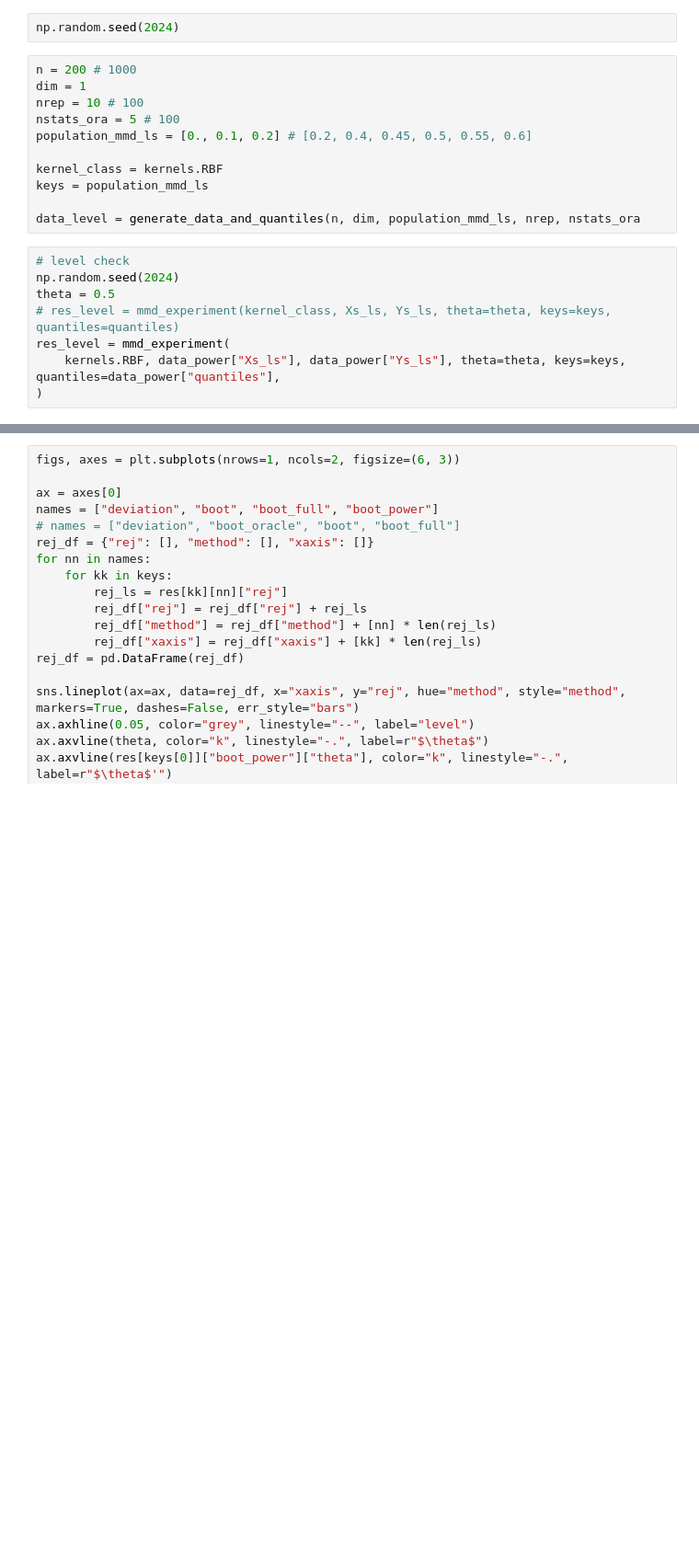
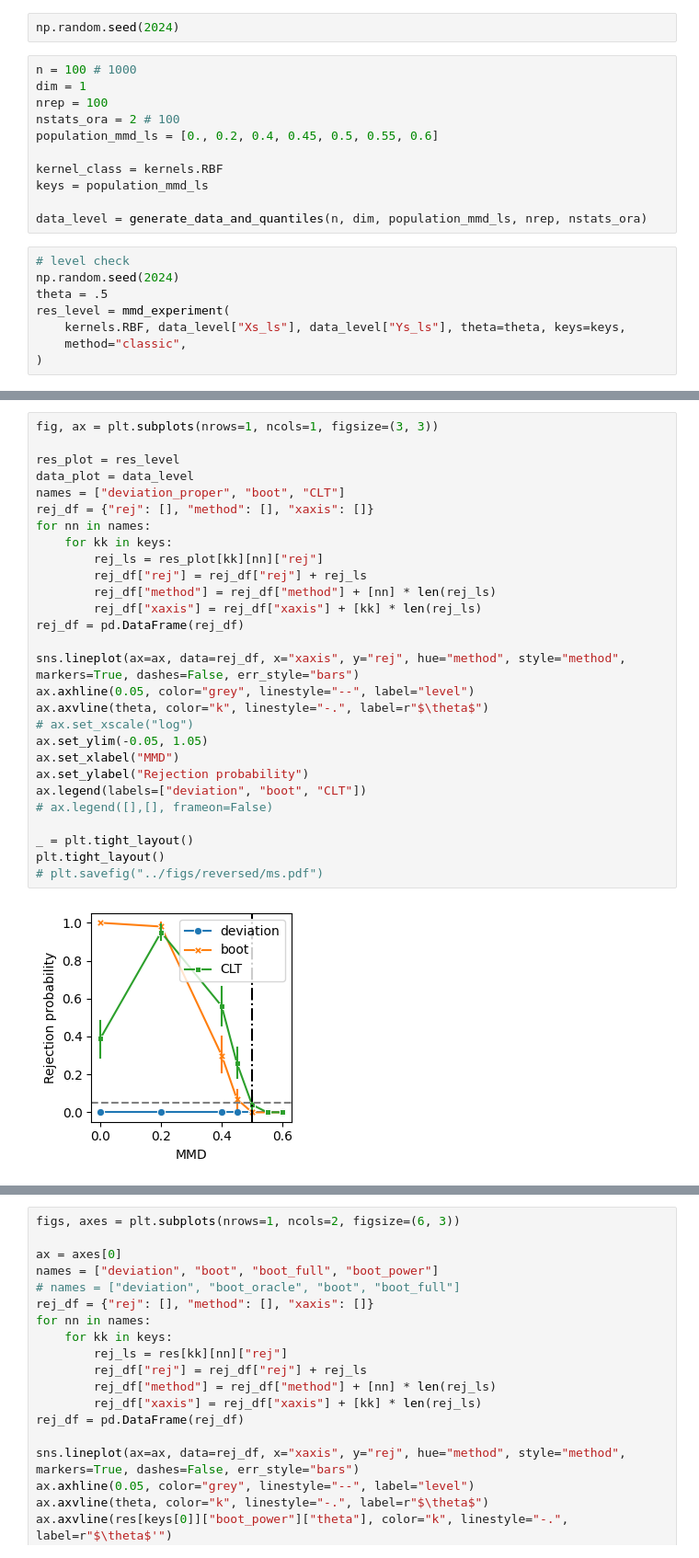
Before and after one commit to XingLLiu/robust-kernel-test, a Jupyter notebook: notebooks/reversed.ipynb, the cells around one changed output, grey strips where cells are left out. Shown at 92% size. Drawn from its saved outputs; the diff is of its cells as text; blank space fills up the shorter version.

Commit message:
add chen's CLT method

```diff
--- a/notebooks/reversed.ipynb
+++ b/notebooks/reversed.ipynb
@@ -490,23 +485,23 @@ plt.tight_layout()
 # %%
 np.random.seed(2024)
 # %%
-n = 200 # 1000
+n = 100 # 1000
 dim = 1
-nrep = 10 # 100
-nstats_ora = 5 # 100
-population_mmd_ls = [0., 0.1, 0.2] # [0.2, 0.4, 0.45, 0.5, 0.55, 0.6]
+nrep = 100
+nstats_ora = 2 # 100
+population_mmd_ls = [0., 0.2, 0.4, 0.45, 0.5, 0.55, 0.6]
 
 kernel_class = kernels.RBF
 keys = population_mmd_ls
 
-data_level = generate_data_and_quantiles(n, dim, population_mmd_ls, nrep, nstats_ora
+data_level = generate_data_and_quantiles(n, dim, population_mmd_ls, nrep, nstats_ora)
 # %%
 # level check
 np.random.seed(2024)
-theta = 0.5
-# res_level = mmd_experiment(kernel_class, Xs_ls, Ys_ls, theta=theta, keys=keys, quantiles=quantiles)
+theta = .5
 res_level = mmd_experiment(
-    kernels.RBF, data_power["Xs_ls"], data_power["Ys_ls"], theta=theta, keys=keys, quantiles=data_power["quantiles"],
+    kernels.RBF, data_level["Xs_ls"], data_level["Ys_ls"], theta=theta, keys=keys,
+    method="classic",
 )
 # %% [output]
 key: 0.0
@@ -514,0 +514,30 @@ key: 0.2
+# %%
+fig, ax = plt.subplots(nrows=1, ncols=1, figsize=(3, 3))
+
+res_plot = res_level
+data_plot = data_level
+names = ["deviation_proper", "boot", "CLT"]
+rej_df = {"rej": [], "method": [], "xaxis": []}
+for nn in names:
+    for kk in keys:
+        rej_ls = res_plot[kk][nn]["rej"]
+        rej_df["rej"] = rej_df["rej"] + rej_ls
+        rej_df["method"] = rej_df["method"] + [nn] * len(rej_ls)
+        rej_df["xaxis"] = rej_df["xaxis"] + [kk] * len(rej_ls)
+rej_df = pd.DataFrame(rej_df)
+
+sns.lineplot(ax=ax, data=rej_df, x="xaxis", y="rej", hue="method", style="method", markers=True, dashes=False, err_style="bars")
+ax.axhline(0.05, color="grey", linestyle="--", label="level")
+ax.axvline(theta, color="k", linestyle="-.", label=r"$\theta$")
+# ax.set_xscale("log")
+ax.set_ylim(-0.05, 1.05)
+ax.set_xlabel("MMD")
+ax.set_ylabel("Rejection probability")
+ax.legend(labels=["deviation", "boot", "CLT"])
+# ax.legend([],[], frameon=False)
+
+_ = plt.tight_layout()
+plt.tight_layout()
+# plt.savefig("../figs/reversed/ms.pdf")
+# %% [output]
+[figure, added]
```
Also changed, not shown: parts of 10 cells of this notebook, 1 other file.
